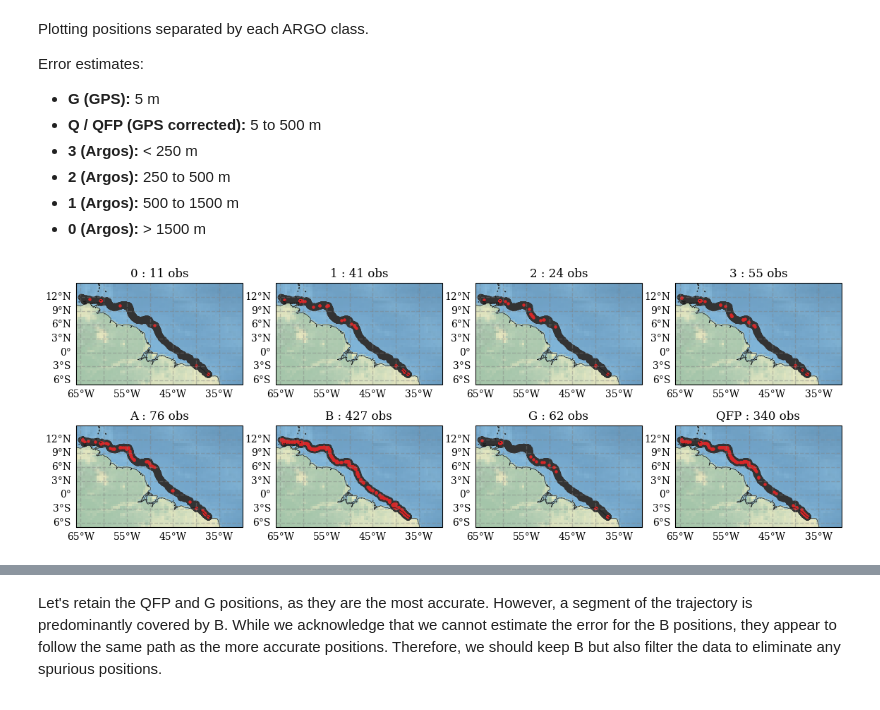
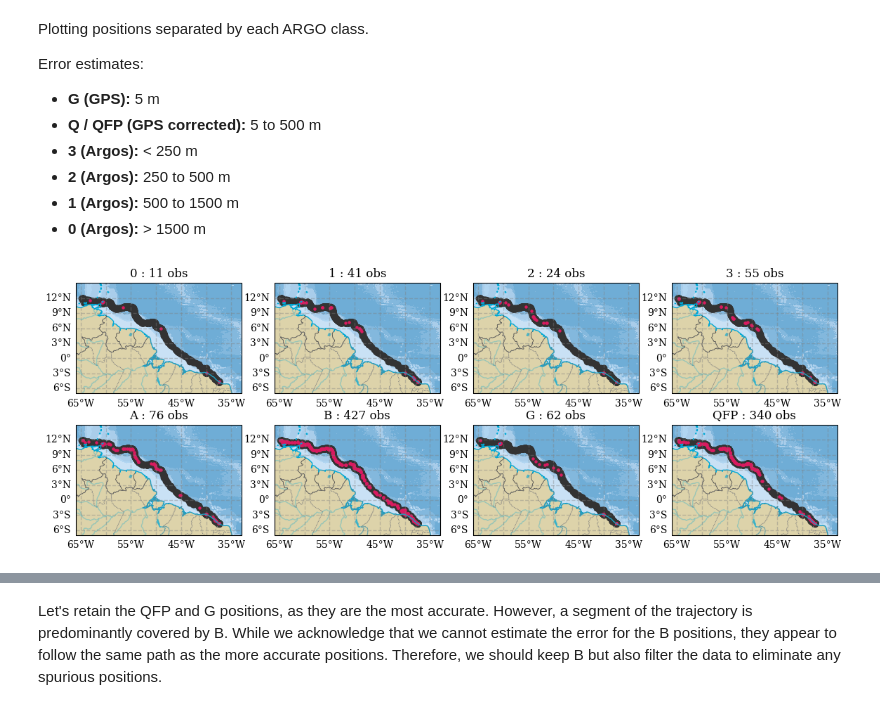
Before and after one commit to iuryt/tico_peixeboi, a Jupyter notebook: src/01-preprocessing.ipynb, the cells around one changed output, grey strips where cells are left out. Cells and saved outputs as stored; diff of their text form; code cells hidden in the pictures.

Commit message:
new map figure with argo classes

```diff
--- a/src/01-preprocessing.ipynb
+++ b/src/01-preprocessing.ipynb
@@ -27 +30,34 @@ land_10m = cfeature.NaturalEarthFeature('physical', 'land', '10m',
+# %%
+colors = dict(
+    land = "#ddd3aaff",
+    coastline = "#02a8d5ff",
+    ocean = ["#6fadd6ff", "#83b8ddff", "#a9cdeaff", "#b0d5f1ff", "#c9e1f5ff"],
+)
+
+def map_layout(ax, extent = [-66, -34, -7, 15], add_colorbar = False, colors = colors):
+    ax.set_extent([-66, -33, -7, 15], crs=ccrs.PlateCarree())
+
+    levels = -np.array([0, 150, 1500, 3000, 4000, 8000])
+    kw = dict(
+        x = "lon", y = "lat",
+        levels = np.array([-6000, -4000, -3000, -1500, -150, 0]),
+        colors = colors["ocean"],
+        transform = ccrs.PlateCarree(),
+        extend = "neither", zorder = 0,
+        add_colorbar = add_colorbar,
+    )
+    C = bat.plot.contourf(ax = ax, **kw)
+
+    ax.add_feature(cfeature.LAND, facecolor = colors["land"], zorder = 1)
+    ax.add_feature(cfeature.OCEAN, facecolor = colors["ocean"][-1], zorder = -1)
+    ax.add_feature(cfeature.COASTLINE, color = colors["coastline"])
+    ax.add_feature(cfeature.BORDERS, linestyle='-', color = "0.3", lw = 0.6)
+    ax.add_feature(cfeature.STATES, linestyle=':', facecolor = "none", edgecolor = "0.5", lw = 0.6)
+    ax.add_feature(cfeature.LAKES, alpha=0.5, color = colors["coastline"])
+    ax.add_feature(cfeature.RIVERS, color = colors["coastline"], alpha = 0.3)
+
+    gl = ax.gridlines(draw_labels=True, linewidth=1, color='gray', alpha=0.4, linestyle='--')
+    gl.top_labels = False
+    gl.right_labels = False
+    return C
 # %%
@@ -57,19 +98,14 @@ Error estimates:
 # %%
 classes = np.unique(ds.Class)
 fig,ax = plt.subplots(2, classes.size//2, figsize=(14,4.8), subplot_kw=dict(projection=proj))
 
 ax = np.ravel(ax)
 for i,c in enumerate(classes):
-    ax[i].stock_img()
-    ax[i].coastlines(color="0.1",lw=0.5)
-    ax[i].set_extent([-66,-30,-7,15], crs=proj)
-    gl = ax[i].gridlines(draw_labels=True, linewidth=1, color='gray', alpha=0.4, linestyle='--')
-    gl.top_labels = False
-    gl.right_labels = False
+    map_layout(ax[i])
 
     ds.plot.scatter(x="longitude",y="latitude", ax=ax[i], color="0.2", transform=proj,edgecolor=None)
-    ds.where(ds.Class==c).plot.scatter(x="longitude",y="latitude", ax=ax[i], color="tab:red", s=5,edgecolor=None)
+    ds.where(ds.Class==c).plot.scatter(x="longitude",y="latitude", ax=ax[i], color="#D81B60", s=5,edgecolor=None)
     ax[i].set(title=f"{c} : {(ds.Class==c).sum().values} obs", xlabel="", ylabel="")
 fig.savefig("../img/Argo_classes.png", dpi=300)
 # %% [output]
-[figure, old version]
+[figure, new version]
```
Also changed, not shown: parts of 6 cells of this notebook.
